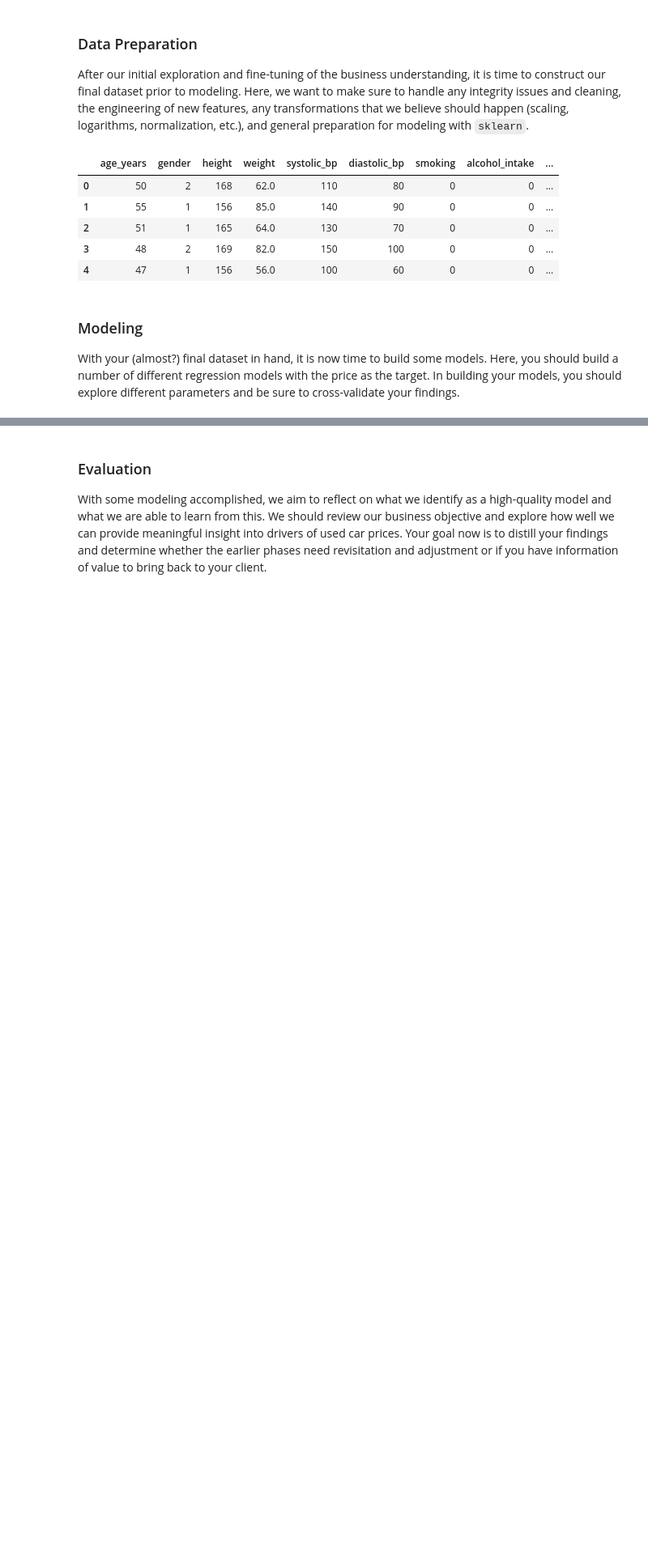
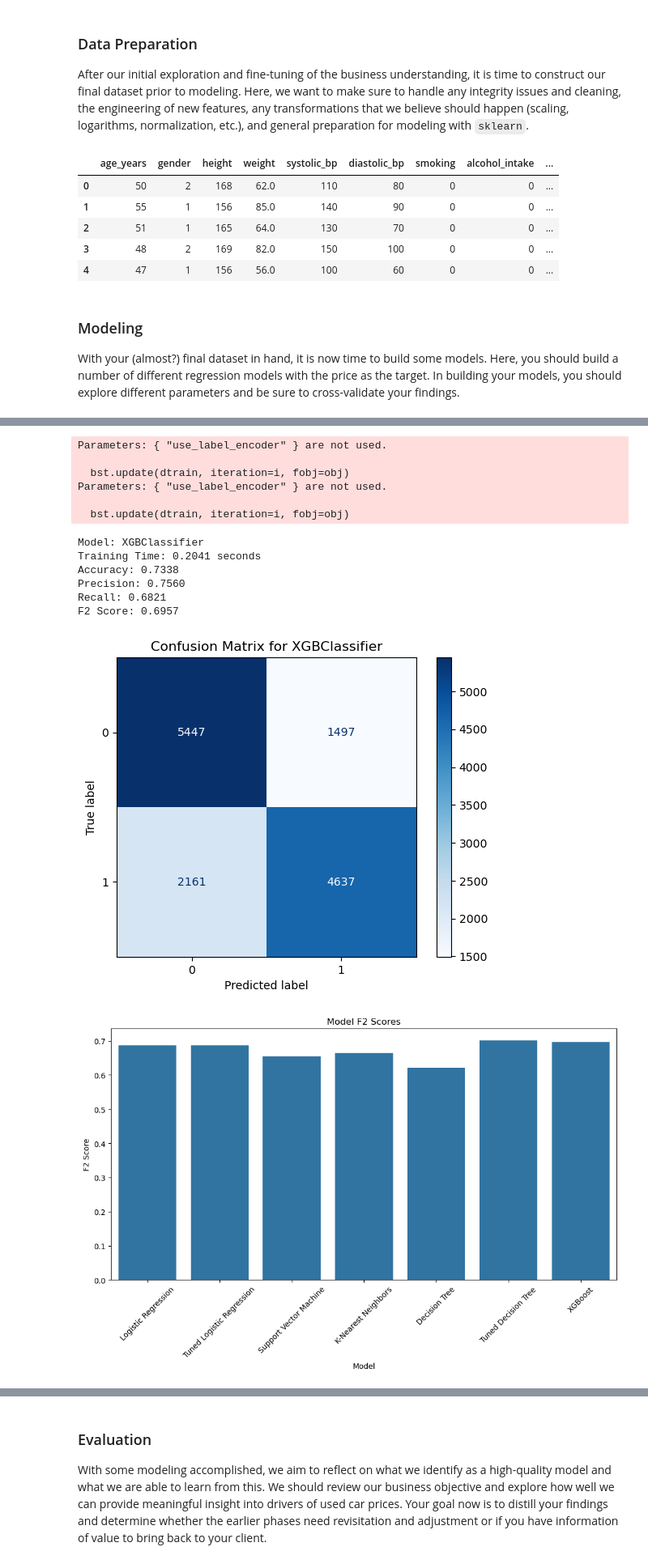
Before and after one commit to hiteshh-aemf/aiml-capstone, a Jupyter notebook: aiml-capstone.ipynb, the cells around one changed output, grey strips where cells are left out. Shown at 81% size. Saved outputs shown, nothing was run; the diff lists cells and outputs as text; code cells hidden in the pictures; blank space fills up the shorter version.

```diff
--- a/aiml-capstone.ipynb
+++ b/aiml-capstone.ipynb
@@ -261,0 +351,74 @@ F2 Score: 0.6820
+# %%
+
+#create a cost function to penalize false negatives more than false positives
+import xgboost as xgb
+def custom_cost_function(y_true, y_pred):
+    # Convert probabilities to binary predictions
+    y_pred_binary = (y_pred > 0.5).astype(int)
+    # Calculate false negatives and false positives
+    fn = np.sum((y_true == 1) & (y_pred_binary == 0))
+    fp = np.sum((y_true == 0) & (y_pred_binary == 1))
+    # Assign higher cost to false negatives
+    cost = fn * 5 + fp * 1
+    return cost
+xgb_model = xgb.XGBClassifier(use_label_encoder=False, eval_metric='logloss')
+xgb_model.fit(X_train, y_train)
+train_and_evaluate_model(xgb_model, X_train, y_train, X_test, y_test)
+
+
+#Create a chart of all the models and their F2 scores and accuracy and tell us which is the best model
+models = {
+    'Logistic Regression': log_reg,
+    'Tuned Logistic Regression': best_log_reg,
+    'Support Vector Machine': svm,
+    'K-Nearest Neighbors': knn,
+    'Decision Tree': dt,
+    'Tuned Decision Tree': best_dt,
+    'XGBoost': xgb_model
+}
+model_names = []
+f2_scores = []
+accuracies = []
+for name, model in models.items():
+    y_pred = model.predict(X_test)
+    f2 = fbeta_score(y_test, y_pred, beta=2)
+    accuracy = accuracy_score(y_test, y_pred)
+    model_names.append(name)
+    f2_scores.append(f2)
+    accuracies.append(accuracy)
+# Create a DataFrame for visualization
+results_df = pd.DataFrame({'Model': model_names, 'F2 Score': f2_scores, 'Accuracy': accuracies})
+# Plot F2 Scores
+plt.figure(figsize=(12, 6))
+sns.barplot(x='Model', y='F2 Score', data=results_df)
+plt.title('Model F2 Scores')
+plt.xticks(rotation=45)
+plt.savefig('images/model_f2_scores.png')
+plt.show()
+# Plot Accuracies
+plt.figure(figsize=(12, 6))
+sns.barplot(x='Model', y='Accuracy', data=results_df)
+plt.title('Model Accuracies')
+plt.xticks(rotation=45)
+plt.savefig('images/model_accuracies.png')
+plt.show()
+# Identify the best model based on F2 Score
+best_model_index = results_df['F2 Score'].idxmax()
+best_model_name = results_df.loc[best_model_index, 'Model']
+best_model_f2 = results_df.loc[best_model_index, 'F2 Score']
+print(f"The best model is {best_model_name} with an F2 Score of {best_model_f2:.4f}")
+# %% [output]
+Parameters: { "use_label_encoder" } are not used.
+
+  bst.update(dtrain, iteration=i, fobj=obj)
+Parameters: { "use_label_encoder" } are not used.
+
+  bst.update(dtrain, iteration=i, fobj=obj)
+Model: XGBClassifier
+Training Time: 0.2041 seconds
+Accuracy: 0.7338
+Precision: 0.7560
+Recall: 0.6821
+F2 Score: 0.6957
+[figure, added]
+[figure, added]
```
Also changed, not shown: parts of 7 cells of this notebook, 5 other files.
